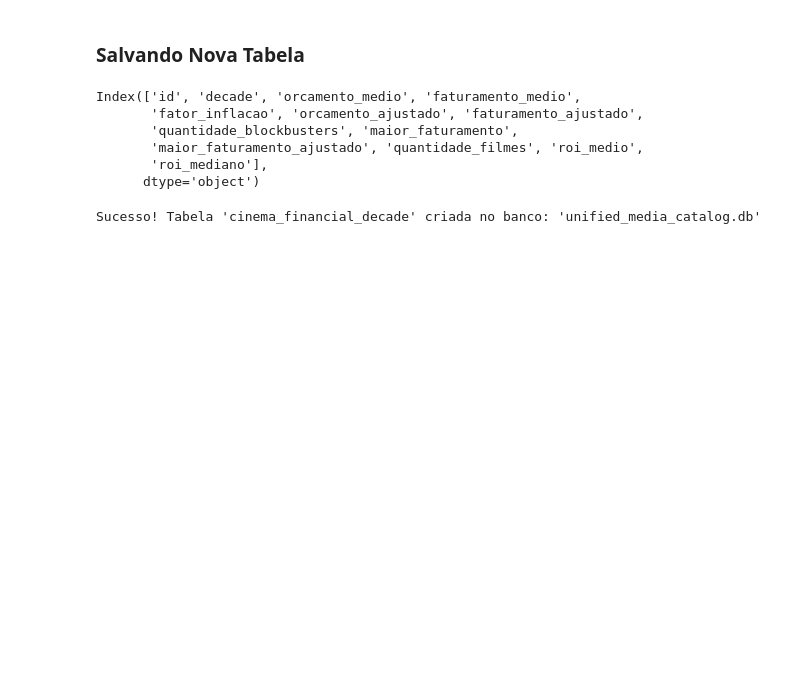
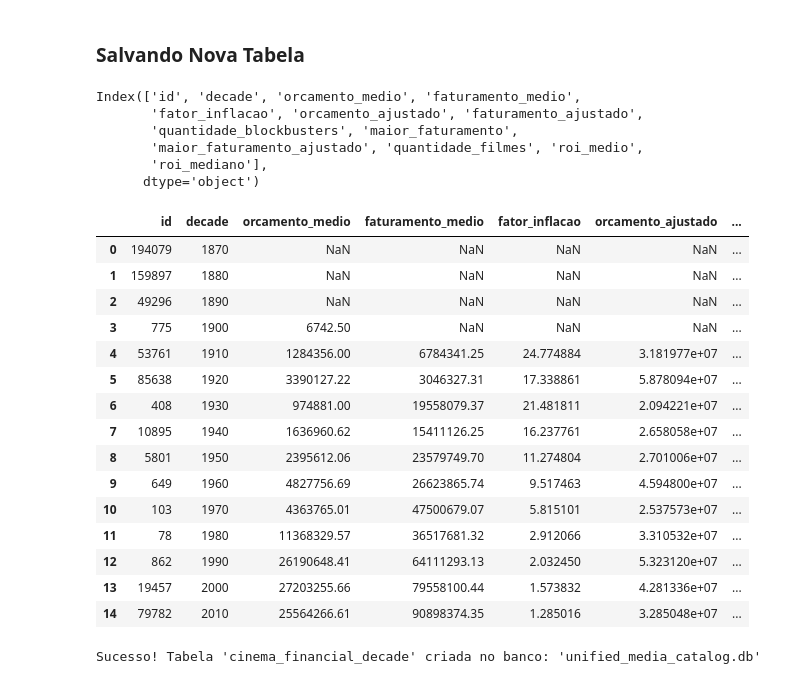
Before and after one commit to AleCecilio/entertainment_industry_performance_analysis, a Jupyter notebook: notebooks/02_data_analytics/18_analytics_financial_timeline.ipynb, the cells around one changed output. Cells and saved outputs as stored; diff of their text form; code cells hidden in the pictures; blank space fills up the shorter version.

```diff
--- a/notebooks/02_data_analytics/18_analytics_financial_timeline.ipynb
+++ b/notebooks/02_data_analytics/18_analytics_financial_timeline.ipynb
@@ -755,6 +749,25 @@ Index(['id', 'decade', 'orcamento_medio', 'faturamento_medio',
        'maior_faturamento_ajustado', 'quantidade_filmes', 'roi_medio',
        'roi_mediano'],
       dtype='object')
+# %%
+df
+# %% [output]
+|  | id | decade | orcamento_medio | faturamento_medio | fator_inflacao | orcamento_ajustado | ... |
+| 0 | 194079 | 1870 | NaN | NaN | NaN | NaN | ... |
+| 1 | 159897 | 1880 | NaN | NaN | NaN | NaN | ... |
+| 2 | 49296 | 1890 | NaN | NaN | NaN | NaN | ... |
+| 3 | 775 | 1900 | 6742.50 | NaN | NaN | NaN | ... |
+| 4 | 53761 | 1910 | 1284356.00 | 6784341.25 | 24.774884 | 3.181977e+07 | ... |
+| 5 | 85638 | 1920 | 3390127.22 | 3046327.31 | 17.338861 | 5.878094e+07 | ... |
+| 6 | 408 | 1930 | 974881.00 | 19558079.37 | 21.481811 | 2.094221e+07 | ... |
+| 7 | 10895 | 1940 | 1636960.62 | 15411126.25 | 16.237761 | 2.658058e+07 | ... |
+| 8 | 5801 | 1950 | 2395612.06 | 23579749.70 | 11.274804 | 2.701006e+07 | ... |
+| 9 | 649 | 1960 | 4827756.69 | 26623865.74 | 9.517463 | 4.594800e+07 | ... |
+| 10 | 103 | 1970 | 4363765.01 | 47500679.07 | 5.815101 | 2.537573e+07 | ... |
+| 11 | 78 | 1980 | 11368329.57 | 36517681.32 | 2.912066 | 3.310532e+07 | ... |
+| 12 | 862 | 1990 | 26190648.41 | 64111293.13 | 2.032450 | 5.323120e+07 | ... |
+| 13 | 19457 | 2000 | 27203255.66 | 79558100.44 | 1.573832 | 4.281336e+07 | ... |
+| 14 | 79782 | 2010 | 25564266.61 | 90898374.35 | 1.285016 | 3.285048e+07 | ... |
 # %%
 dbc.save_db(
     df=df,
```
Also changed, not shown: parts of 3 cells of this notebook, 4 other files.
